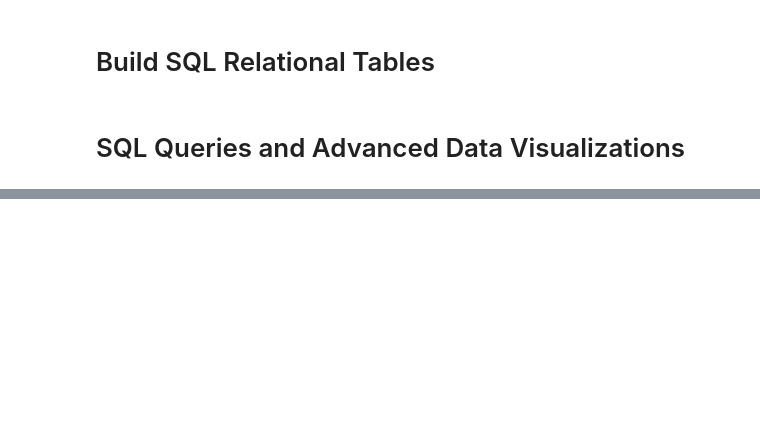
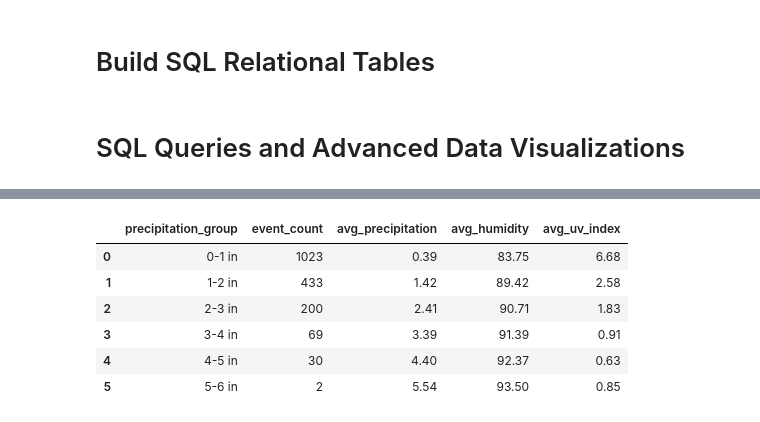
Before and after one commit to ashleyadehart/flash_floods_ky_2015_2025, a Jupyter notebook: notebooks/flash_floods_ky_2015_2025.ipynb, the cells around one changed output, grey strips where cells are left out. Cells and saved outputs as stored; diff of their text form; code cells hidden in the pictures; blank space fills up the shorter version.

```diff
--- a/notebooks/flash_floods_ky_2015_2025.ipynb
+++ b/notebooks/flash_floods_ky_2015_2025.ipynb
@@ -877,2 +1468,43 @@ result11
+# %%
+# Create a SQL query that examines patterns between totat precipitation, humidity, and UV index for flash flooding events
+query10 = """ SELECT
+    CASE
+        WHEN w.totalprecip_in >= 0 AND w.totalprecip_in < 1 THEN '0-1 in'
+        WHEN w.totalprecip_in >= 1 AND w.totalprecip_in < 2 THEN '1-2 in'
+        WHEN w.totalprecip_in >= 2 AND w.totalprecip_in < 3 THEN '2-3 in'
+        WHEN w.totalprecip_in >= 3 AND w.totalprecip_in < 4 THEN '3-4 in'
+        WHEN w.totalprecip_in >= 4 AND w.totalprecip_in < 5 THEN '4-5 in'
+        WHEN w.totalprecip_in >= 5 AND w.totalprecip_in <= 6 THEN '5-6 in'
+    END AS precipitation_group,
+
+    COUNT(e.event_id) AS event_count,
+    ROUND(AVG(w.totalprecip_in), 2) AS avg_precipitation,
+    ROUND(AVG(w.avghumidity), 2) AS avg_humidity,
+    ROUND(AVG(w.uv), 2) AS avg_uv_index
+
+FROM event_info e
+INNER JOIN weather_conditions w ON e.event_id = w.event_id
+
+GROUP BY precipitation_group
+ORDER BY
+    CASE precipitation_group
+        WHEN '0-1 in' THEN 1
+        WHEN '1-2 in' THEN 2
+        WHEN '2-3 in' THEN 3
+        WHEN '3-4 in' THEN 4
+        WHEN '4-5 in' THEN 5
+        WHEN '5-6 in' THEN 6
+    END;
+"""
+result10 = pd.read_sql(query10, conn)
+result10
+# %% [output]
+|  | precipitation_group | event_count | avg_precipitation | avg_humidity | avg_uv_index |
+| 0 | 0-1 in | 1023 | 0.39 | 83.75 | 6.68 |
+| 1 | 1-2 in | 433 | 1.42 | 89.42 | 2.58 |
+| 2 | 2-3 in | 200 | 2.41 | 90.71 | 1.83 |
+| 3 | 3-4 in | 69 | 3.39 | 91.39 | 0.91 |
+| 4 | 4-5 in | 30 | 4.40 | 92.37 | 0.63 |
+| 5 | 5-6 in | 2 | 5.54 | 93.50 | 0.85 |
 # %%
 conn.close()
```
Also changed, not shown: parts of 55 cells of this notebook, 1 other file.
